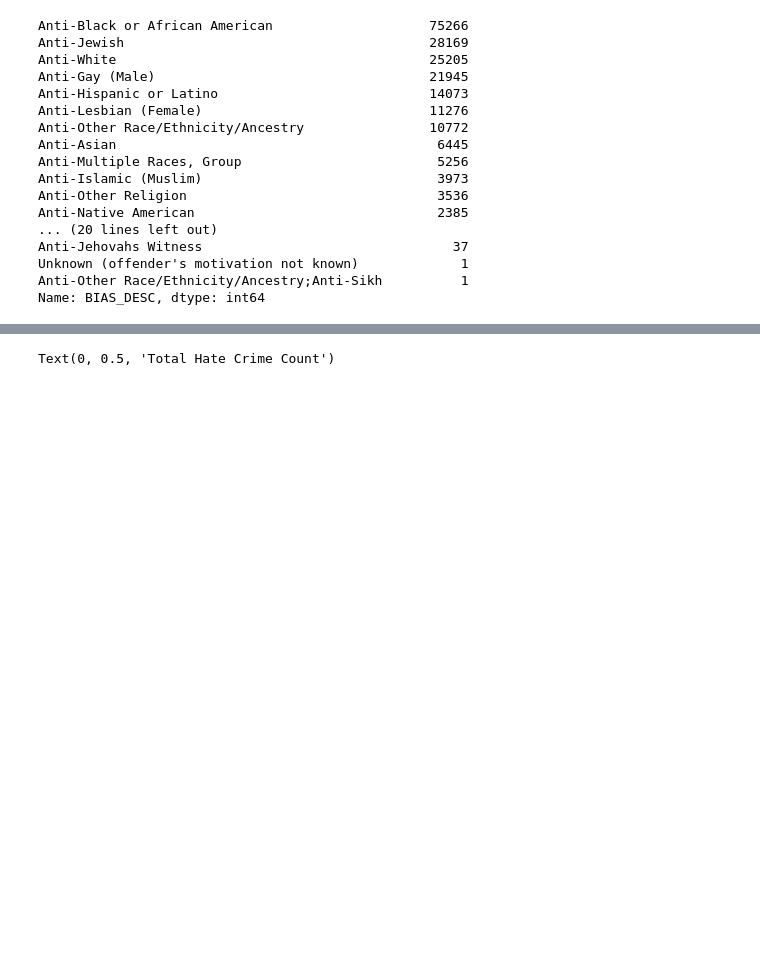
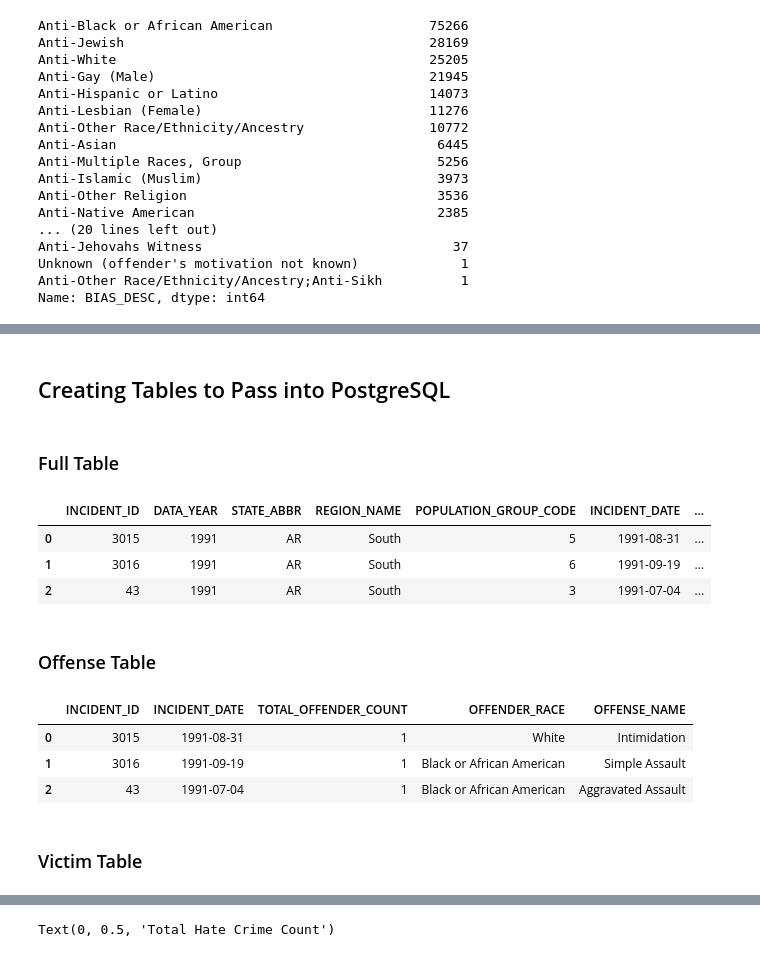
Before and after one commit to CEsperance/Final_Project, a Jupyter notebook: AP_Notebook1.ipynb, the cells around one changed output, grey strips where cells are left out. Drawn from its saved outputs; the diff is of its cells as text; code cells hidden in the pictures; blank space fills up the shorter version.

```diff
--- a/AP_Notebook1.ipynb
+++ b/AP_Notebook1.ipynb
@@ -497,0 +500,13 @@ hate_crime.head()
+# %% [markdown]
+## Creating Tables to Pass into PostgreSQL
+# %% [markdown]
+### Full Table
+# %%
+hate_crime.head(3)
+# %% [output]
+|  | INCIDENT_ID | DATA_YEAR | STATE_ABBR | REGION_NAME | POPULATION_GROUP_CODE | INCIDENT_DATE | ... |
+| 0 | 3015 | 1991 | AR | South | 5 | 1991-08-31 | ... |
+| 1 | 3016 | 1991 | AR | South | 6 | 1991-09-19 | ... |
+| 2 | 43 | 1991 | AR | South | 3 | 1991-07-04 | ... |
+# %% [markdown]
+### Offense Table
@@ -497,0 +516,9 @@ hate_crime.head()
+# %%
+offense_df.head(3)
+# %% [output]
+|  | INCIDENT_ID | INCIDENT_DATE | TOTAL_OFFENDER_COUNT | OFFENDER_RACE | OFFENSE_NAME |
+| 0 | 3015 | 1991-08-31 | 1 | White | Intimidation |
+| 1 | 3016 | 1991-09-19 | 1 | Black or African American | Simple Assault |
+| 2 | 43 | 1991-07-04 | 1 | Black or African American | Aggravated Assault |
+# %% [markdown]
+### Victim Table
```
Also changed, not shown: parts of 20 cells of this notebook.
